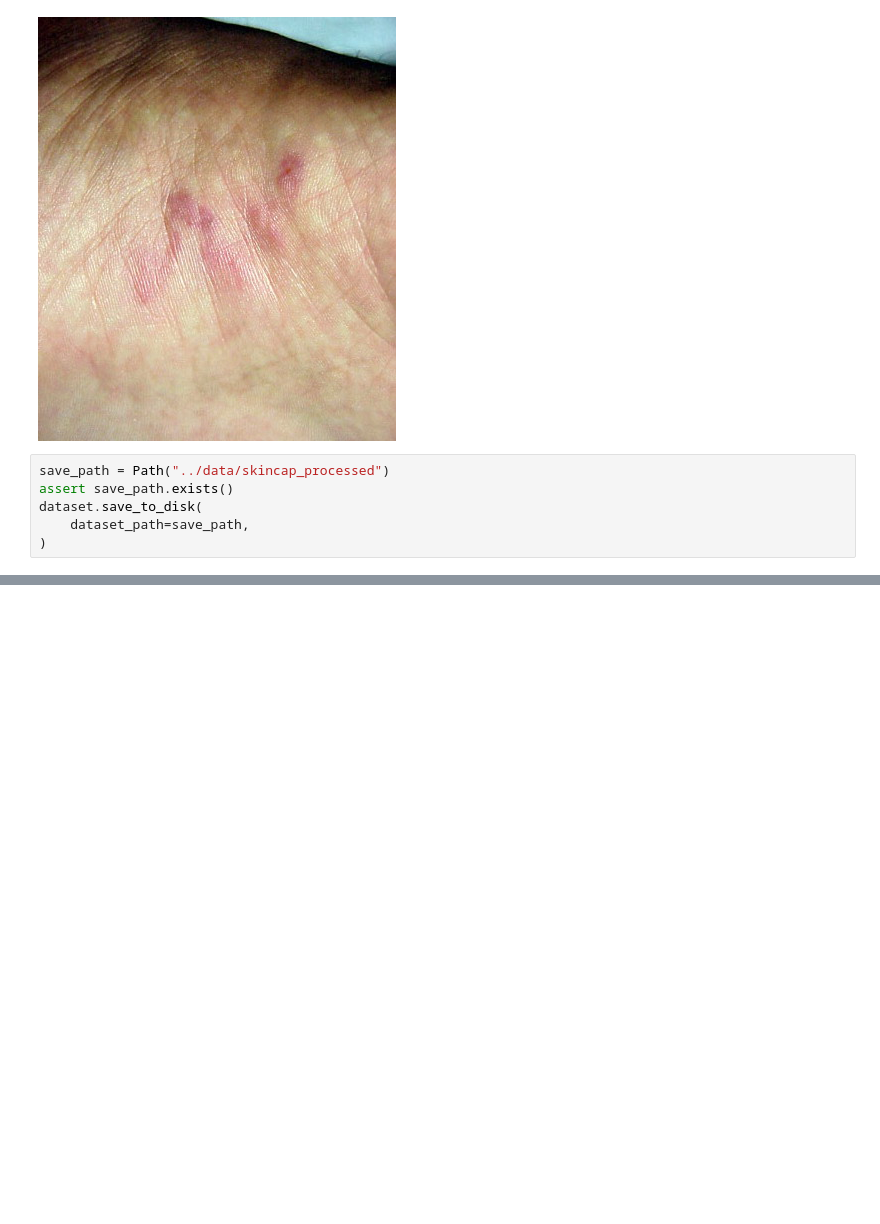
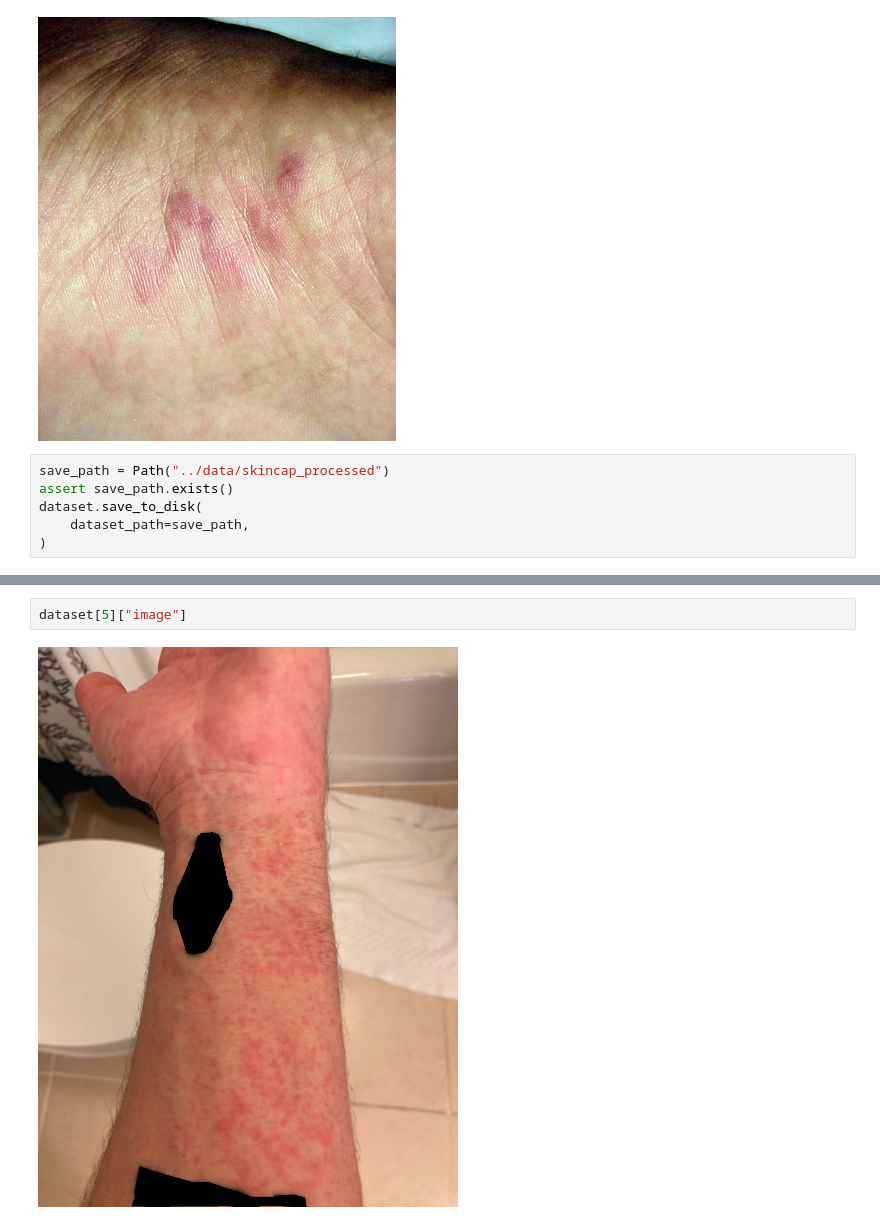
Before and after one commit to drmaniak/derma-cot, a Jupyter notebook: notebooks/eda.ipynb, the cells around one changed output, grey strips where cells are left out. Drawn from its saved outputs; the diff is of its cells as text; blank space fills up the shorter version.

```diff
--- a/notebooks/eda.ipynb
+++ b/notebooks/eda.ipynb
@@ -132,0 +359,4 @@ dataset[10]
+# %%
+dataset[5]["image"]
+# %% [output]
+[figure, added]
```
Also changed, not shown: parts of 22 cells of this notebook, 1 other file.
